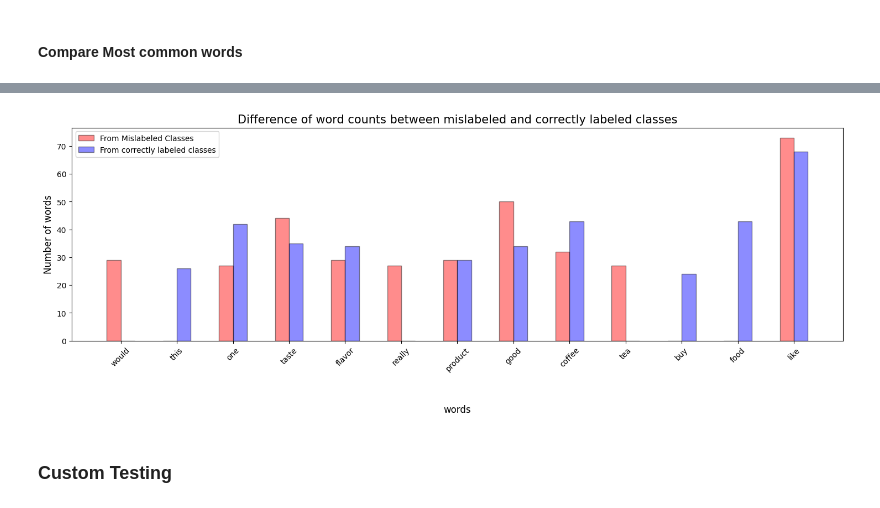
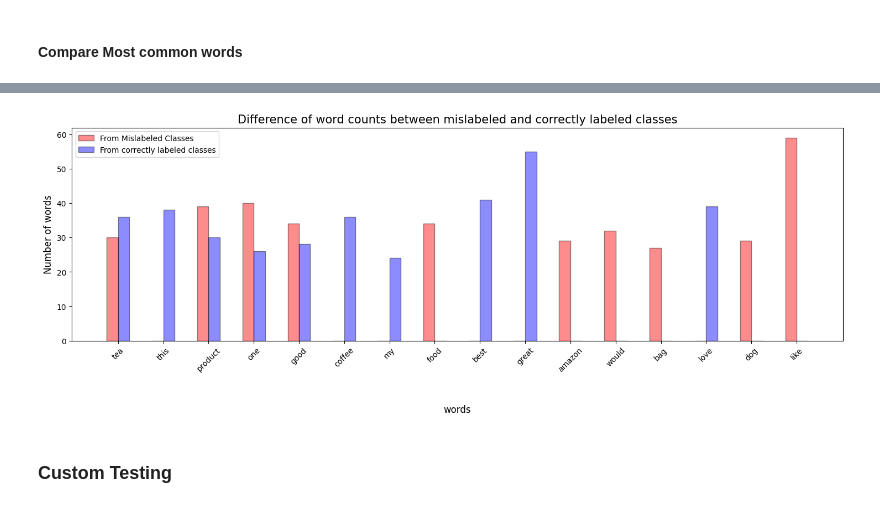
Before and after one commit to MarioAvolio/Amazon-Fine-Foods-reviews-Transformers-Text-Classification, a Jupyter notebook: Amazon_Fine_Food_Review_Text_Classification_with_Transformers.ipynb, the cells around one changed output, grey strips where cells are left out. Drawn from its saved outputs; the diff is of its cells as text; code cells hidden in the pictures.

```diff
--- a/Amazon_Fine_Food_Review_Text_Classification_with_Transformers.ipynb
+++ b/Amazon_Fine_Food_Review_Text_Classification_with_Transformers.ipynb
@@ -281,7 +242,7 @@ train = Dataset.from_pandas(train_df)
 # print(train.features)
 # Creating a ClassLabel Object
 
-labels = ['1', '2', '3', '4', '5']
+labels = ["NEGATIVE", "NEUTRAL", "POSITIVE"]
 # ClassLabels = ClassLabel(num_classes=len(labels), names=labels)
 
 # # Mapping Labels to IDs
@@ -862,17 +781,13 @@ need to specify how many labels the model has to predict (five in our case), sin
 dictates the number of outputs the classification head has:
 # %%
 # from transformers import AutoModelForSequenceClassification
-# num_labels = 5
-# model = (AutoModelForSequenceClassification.from_pretrained(model_ckpt, num_labels=num_labels).to(device))
+# model = (AutoModelForSequenceClassification.from_pretrained(model_ckpt, num_labels=NUM_CLASSES).to(device))
 
-from transformers import AutoTokenizer, AutoModelForSequenceClassification, AutoConfig
+from transformers import AutoTokenizer, AutoModelForSequenceClassification
 
-tokenizer = AutoTokenizer.from_pretrained("MarioAvolio99/distilbert-base-uncased-finetuned-amazon-fine-food")
-configuration = AutoConfig.from_pretrained('MarioAvolio99/distilbert-base-uncased-finetuned-amazon-fine-food')
-configuration.hidden_dropout_prob = 0.2
-configuration.attention_probs_dropout_prob = 0.2
+tokenizer = AutoTokenizer.from_pretrained("MarioAvolio99/distilbert-base-uncased-finetuned-amazon-fine-food-lite")
 
-model = AutoModelForSequenceClassification.from_pretrained("MarioAvolio99/distilbert-base-uncased-finetuned-amazon-fine-food", config=configuration)
+model = AutoModelForSequenceClassification.from_pretrained("MarioAvolio99/distilbert-base-uncased-finetuned-amazon-fine-food-lite")
 # %% [markdown]
 ### Defining the performance metrics
 
@@ -1016,8 +935,8 @@ Finally, we create a DataFrame with the texts, losses, and predicted/true labels
 test.set_format("pandas")
 cols = ["text", "label", "predicted_label", "loss"]
 df_test = test[:][cols]
-df_test.label = df_test.label+1
-df_test.predicted_label = df_test.predicted_label+1
+df_test.label = df_test.label
+df_test.predicted_label = df_test.predicted_label
 
 # df_test["label"] = df_test["label"].apply(label_int2str)
 # df_test["predicted_label"] = (df_test["predicted_label"].apply(label_int2str))
@@ -1141,4 +1067,6 @@ Name: 4609, dtype: object
 # %%
+import nltk
+nltk.download('stopwords')
 from nltk.corpus import stopwords
 from string import punctuation
 
@@ -1183,7 +1111,8 @@ def preprocess_corpus(texts):
   stop.add('ň')
   stop.add('``')
   stop.add("''")
-  # stop.add("''")
+  stop.add("href")
+  stop.add("lt")
 
   stop = list(stop)
 
@@ -1397,35 +1335,35 @@ import matplotlib.pyplot as plt
 
 # plt.show()
 
 
 
 from_mislabeled_classes = common_words_df['from_mislabeled_classes'].to_list()
 from_confident_classes = common_words_df['from_confident_classes'].to_list()
 
-n=13
+n=len(vocabulary)
 r = np.arange(n)
 width = 0.25
 
 f, ax = plt.subplots(figsize=(18,5)) # set the size that you'd like (width, height)
 plt.bar(r, from_mislabeled_classes,  alpha=0.45, color='red',
         width = width, edgecolor = 'black',
         label='From Mislabeled Classes')
 plt.bar(r + width, from_confident_classes, alpha=0.45, color='blue',
         width = width, edgecolor = 'black',
         label='From correctly labeled classes')
 
 plt.xlabel("words",  size = 12)
 plt.ylabel("Number of words",  size = 12)
 plt.title("Difference of word counts between mislabeled and correctly labeled classes",  size = 15)
 
 # plt.grid(linestyle='--')
 plt.xticks(r + width/2,common_words_df['word'].to_list(), size = 10, rotation = 45)
 ax.legend(fontsize = 10)
 ax.xaxis.set_label_coords(.5, -.3)
 
 plt.show()
 # %% [output]
-[figure, old version]
+[figure, new version]
 # %% [markdown]
 ### Custom Testing
 # %%
```
Also changed, not shown: parts of 71 cells of this notebook.
